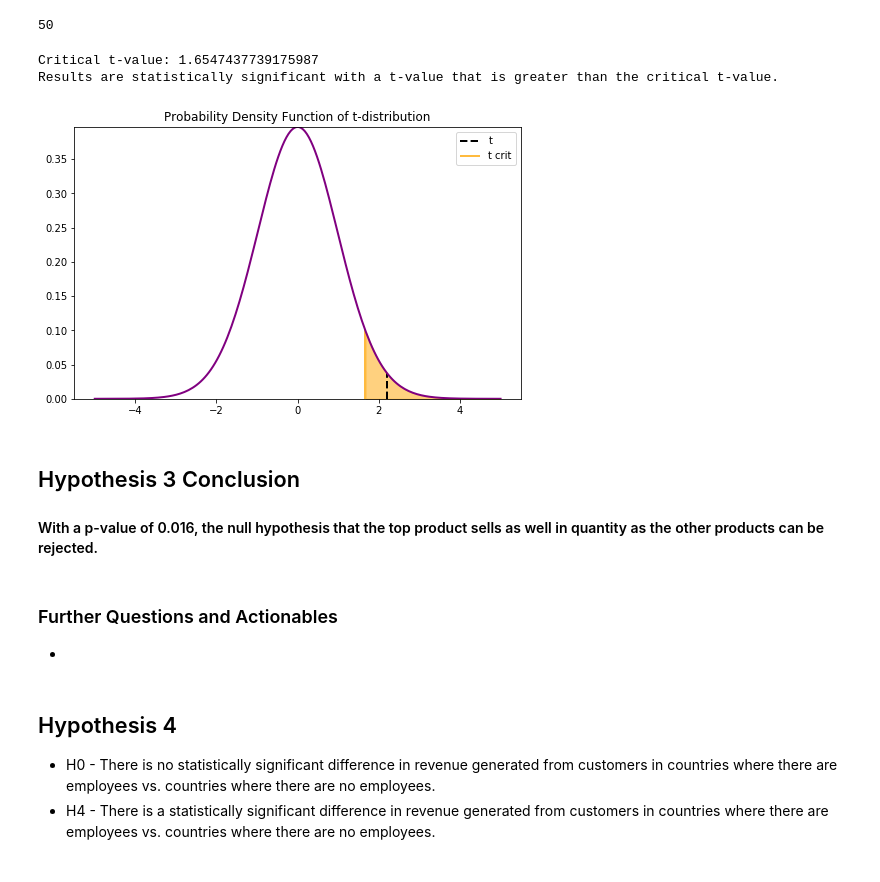
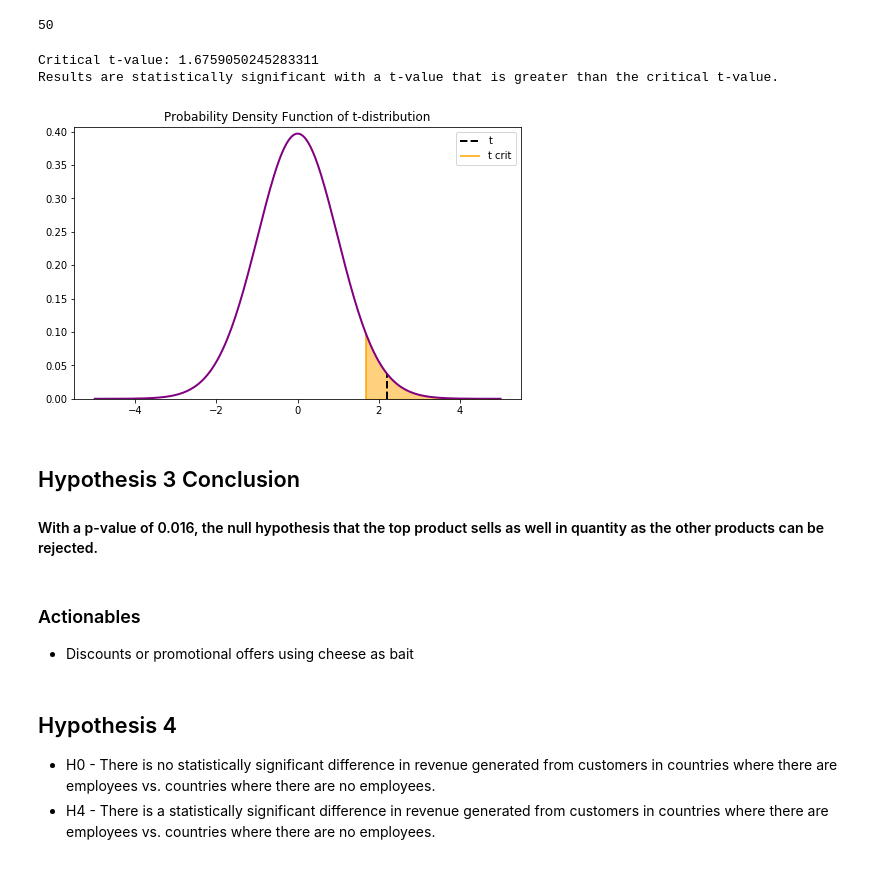
Before and after one commit to MagicMilly/dsc-2-final-project-online-ds-ft-100118, a Jupyter notebook: student.ipynb, the cells around one changed output. Drawn from its saved outputs; the diff is of its cells as text; code cells hidden in the pictures.

```diff
--- a/student.ipynb
+++ b/student.ipynb
@@ -901,7 +939,7 @@ all_sales.describe()
 sample_mean = camembert_sales.Quantity.mean()
 sample_std = camembert_sales.Quantity.std()
 
-pop_mean = all_sales.Quantity.mean()
+sales_mean = all_sales.Quantity.mean()
 pop_std = all_sales.Quantity.std()
 
 print(f'Sample mean: {sample_mean}')
@@ -914,11 +952,11 @@ Sample standard deviation: 23.07799223264875
 Population mean: 23.812993039443157
 Population standard deviation: 19.022046977493563
 # %%
-t, p = stats.ttest_1samp(camembert_sales.Quantity, pop_mean)
+t, p = stats.ttest_1samp(camembert_sales.Quantity, sales_mean)
 print(f't-value: {t}')
 print(f'p-value: {p/2}')
 
-if p < 0.05:
+if p/2 < 0.05:
     print('With a p-value < 0.05, the null hypothesis can be rejected.')
 else:
     print('With a p-value > 0.05, the null hypothesis cannot be rejected.')
@@ -942,33 +980,34 @@ if t > t_crit:
 else:
     print('Results are not statistically significant if the t-value is less than the critical t-value.')
 # %% [output]
-Critical t-value: 1.6547437739175987
+Critical t-value: 1.6759050245283311
 Results are statistically significant with a t-value that is greater than the critical t-value.
 # %%
 df = len(camembert_sales) - 1
 xs = np.linspace(-5,5,200)
 
 ys = stats.t.pdf(xs, df)
 
 fig = plt.figure(figsize=(8,5))
 
 ax = fig.gca()
 ax.plot(xs, ys, linewidth=2, color='purple')
 ax.vlines(t, ymin=0, ymax=stats.t.pdf(t,df), color='black', linewidth=2, linestyle='--', label='t')
 ax.vlines(t_crit, ymin=0, ymax=stats.t.pdf(t_crit,df), color='orange', label="t crit")
 ax.fill_between(xs, 0, ys, where=(xs>=t_crit), color='orange', alpha=0.5)
 plt.title('Probability Density Function of t-distribution')
 plt.autoscale(tight=True, axis='y')
+plt.ylim(top=np.max(ys)+0.01)
 plt.legend()
 plt.show();
 # %% [output]
-[figure, old version]
+[figure, new version]
 # %% [markdown]
 ## Hypothesis 3 Conclusion
 #### With a p-value of 0.016, the null hypothesis that the top product sells as well in quantity as the other products can be rejected.
-# %% [markdown]
-### Further Questions and Actionables
-*
+# %% [markdown]
+### Actionables
+* Discounts or promotional offers using cheese as bait
 # %% [markdown]
 ## Hypothesis 4
 * H0 - There is no statistically significant difference in revenue generated from customers in countries where there are employees vs. countries where there are no employees.
```
Also changed, not shown: parts of 18 cells of this notebook.
